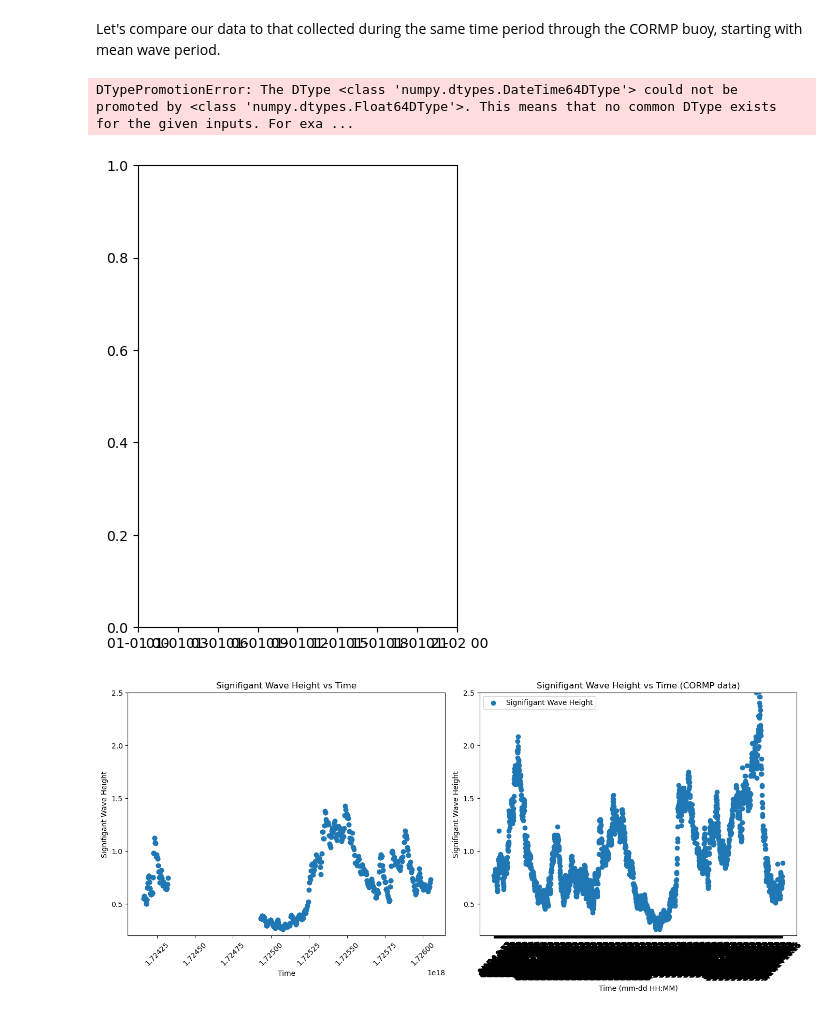
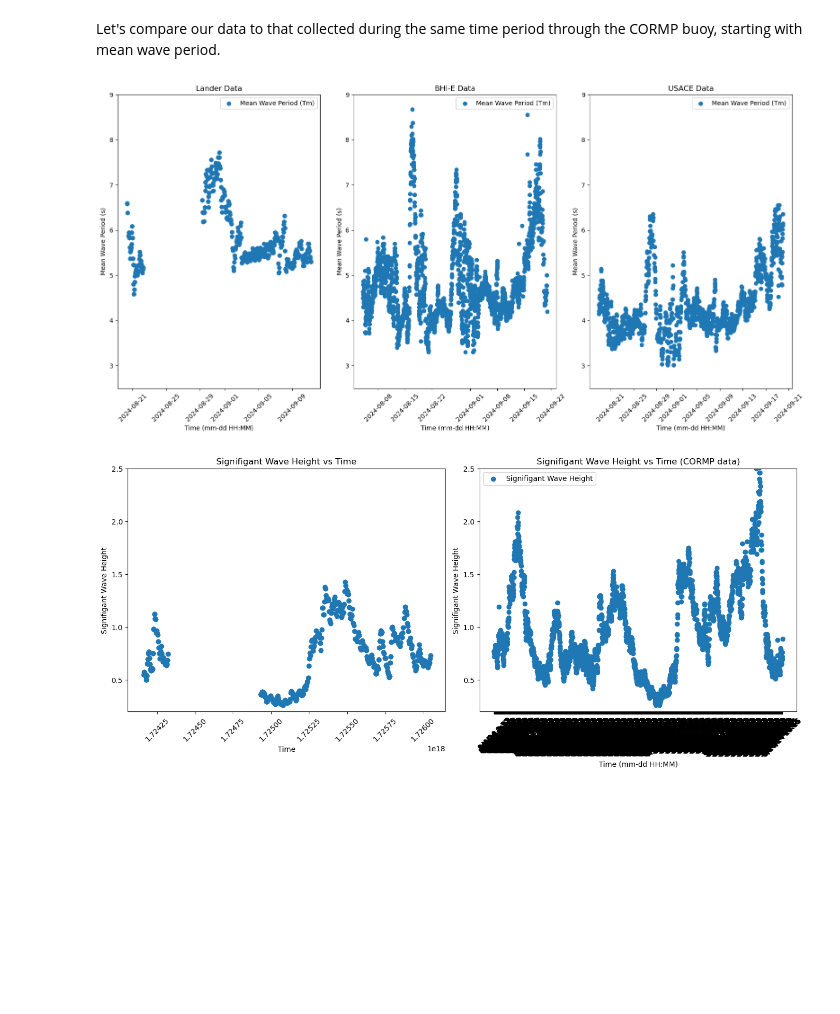
Before and after one commit to NCSU-CHAZ/BOEM-Oak-Island, a Jupyter notebook: notebooks/BOEM_bulkstats.ipynb, the cells around one changed output. Cells and saved outputs as stored; diff of their text form; code cells hidden in the pictures; blank space fills up the shorter version.

Commit message:
plot to compare Lnader wave period to CORMP buoys

```diff
--- a/notebooks/BOEM_bulkstats.ipynb
+++ b/notebooks/BOEM_bulkstats.ipynb
@@ -225,4 +227,7 @@ BTime=BHI_E_data['Time (America/New_York)']
 BSigWaveHeight=BHI_E_data['BHI-E Significant wave height (m)']
 BMeanPeriod=BHI_E_data['BHI-E Mean wave period (s)']
 BMeabWaveDirection=BHI_E_data['BHI-E Mean wave direction (deg N)']
+# %%
+# convert to datetime
+BTime=pd.to_datetime(BTime, format='%m/%d/%y %H:%M')
 # %%
@@ -267,8 +253,5 @@ end_date = pd.to_datetime(end_date)
 
 # Filter rows based on the date range
 filtered_df = df[(df['Datetime'] >= start_date) & (df['Datetime'] <= end_date)]
-
-# Display the filtered data
-print(filtered_df)
-
 USACEdata=filtered_df
+UStime=filtered_df['Datetime']
@@ -313,7 +264,7 @@ Name: Time (America/New_York), Length: 2263, dtype: object
 Let's compare our data to that collected during the same time period through the CORMP buoy, starting with mean wave period.
 # %%
 # Plot Mean Wave Period vs Time
-fig=plt.figure(figsize=(14,6))
+fig=plt.figure(figsize=(18,8))
 plt.subplot(1,3,1)
 plt.scatter(waves["Datetime"], waves["MeanPeriod"], label="Mean Wave Period (Tm)")
 
@@ -321,42 +272,40 @@ plt.scatter(waves["Datetime"], waves["MeanPeriod"], label="Mean Wave Period (Tm)
 plt.xlabel("Time (mm-dd HH:MM)")
 plt.ylabel("Mean Wave Period (s)")
 plt.title("Lander Data")
-plt.ylim(3,9)
+plt.ylim(2.5,9)
 plt.legend()
 plt.tight_layout()
 
 plt.xticks(rotation=45)
 
 plt.subplot(1,3,2)
 plt.scatter(BTime, BMeanPeriod, label="Mean Wave Period (Tm)")
 
 # Formatting
 plt.xlabel("Time (mm-dd HH:MM)")
 plt.ylabel("Mean Wave Period (s)")
 plt.title("BHI-E Data")
-plt.ylim(3,9)
+plt.ylim(2.5,9)
 plt.legend()
 plt.tight_layout()
 
 plt.xticks(rotation=45)
 
-plt.subplot(1,3,2)
-plt.scatter(USTime, USMeanPeriod, label="Mean Wave Period (Tm)")
+plt.subplot(1,3,3)
+plt.scatter(UStime, USMeanPeriod, label="Mean Wave Period (Tm)")
 
 # Formatting
 plt.xlabel("Time (mm-dd HH:MM)")
 plt.ylabel("Mean Wave Period (s)")
 plt.title("USACE Data")
-plt.ylim(3,9)
+plt.ylim(2.5,9)
 plt.legend()
 plt.tight_layout()
-#plt.gca().xaxis.set_major_formatter(mdates.DateFormatter('%m-%d %H:%M'))
 plt.xticks(rotation=45)
 
 plt.show()
 # %% [output]
-DTypePromotionError: The DType <class 'numpy.dtypes.DateTime64DType'> could not be promoted by <class 'numpy.dtypes.Float64DType'>. This means that no common DType exists for the given inputs. For exa ...
-[figure, old version]
+[figure, new version]
 # %%
 # Plot Significant Wave Height vs Time
 fig=plt.figure(figsize=(14,6))
```
Also changed, not shown: parts of 8 cells of this notebook.
